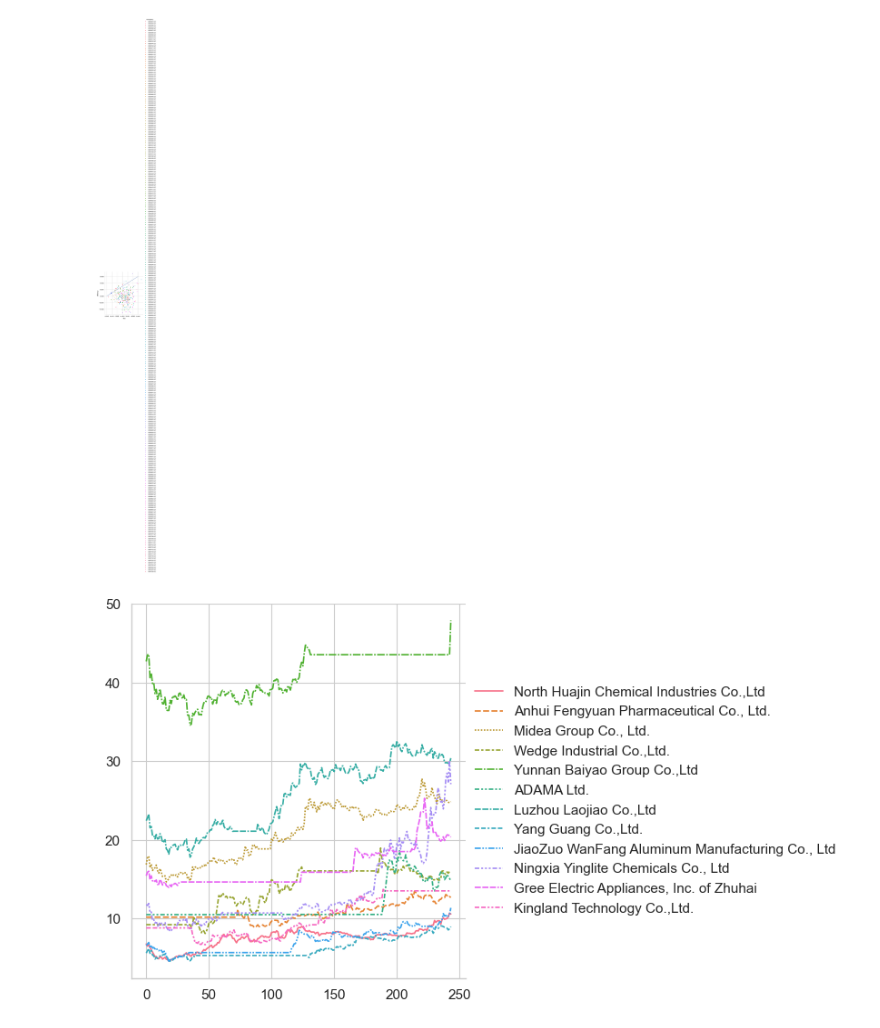
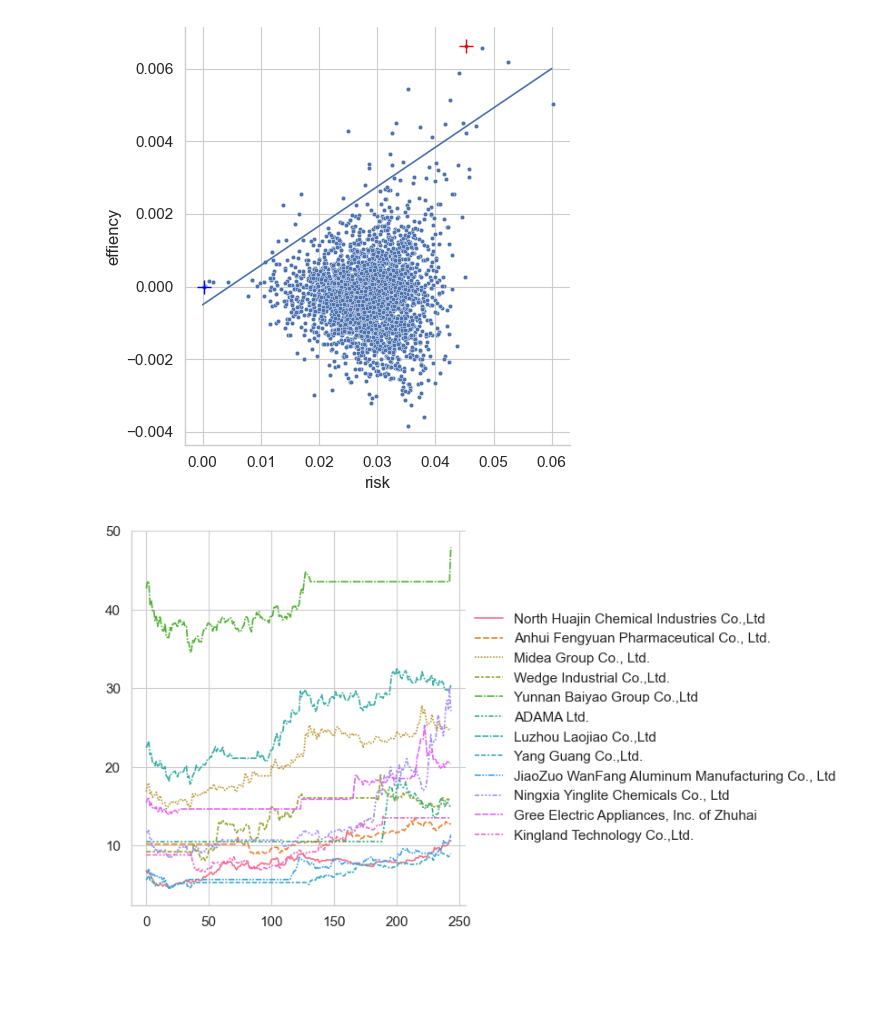
Before and after one commit to X-D-R/ChinaStockMarket, a Jupyter notebook: GetInfo.ipynb, the cells around one changed output. Cells and saved outputs as stored; diff of their text form; code cells hidden in the pictures; blank space fills up the shorter version.

```diff
--- a/GetInfo.ipynb
+++ b/GetInfo.ipynb
@@ -2,7 +2,7 @@
 import pandas as pd
 import numpy as np
 # %%
-data = pd.read_excel('output.xlsx')
+data = pd.read_excel('outputNew.xlsx')
 for i in range(len(data.columns)):
     data.iloc[:, i] = np.log1p(data.iloc[:, i].pct_change()) # подсчёт логарифмической доходности
 # %%
@@ -10,5 +10,5 @@ for i in range(len(data.columns)):
 # %%
-data = pd.read_excel('outputReturns.xlsx')
+data = pd.read_excel('outputNewReturns.xlsx')
 eff = np.array([data.iloc[:, i].mean() for i in range(len(data.columns))]) # подсчёт эффективности
 # %%
 data -= eff[i]
@@ -40,26 +26,28 @@ data_er = pd.DataFrame({'company': data.columns, 'effiency': eff,'risk': risk})
-# %%
-import seaborn as sns
-
-sns.set_theme('paper', font_scale=1.25)
-
-data_eff_risk = pd.DataFrame({'effiency': eff,'risk': risk, 'company': data.columns})
-sns.set_style("whitegrid")
-sns.color_palette("bright")
-import matplotlib.pyplot as plt
-sns.relplot(
-    data=data_eff_risk,
-    x="risk", y="effiency", hue="company", s=20
-) # график эффективности от рисков
-plt.plot([0.018912857535856], [0.00113183687257917], marker='+', color='red', markerfacecolor='red', markersize=10) # лучший по VaR
-plt.plot([0.0141615553645026], [0.000471766134990687], marker='+', color='blue', markerfacecolor='blue', markersize=10) # лучший по CVaR
-plt.plot(np.linspace(0.01, 0.04, num=1000), np.linspace(0, 0.003, num=1000)) # линия выше которой Парето оптимальные (точки выше формируют часть оболочки)
-#plt.plot([0.025366149, 0.017833597, 0.021487727, 0.02826465, 0.014161555, 0.021200413, 0.020548387, 0.026248667, 0.02632262, 0.034473074, 0.018912858, 0.024987783],
-       # [0.001832276, 0.000902195, 0.001594078, 0.002265553, 0.000471766, 0.001396771, 0.001242519, 0.001923504, 0.002242825, 0.00341725, 0.001131837, 0.001754088])
-
-data_pareto_optimal = data_eff_risk[data_eff_risk['effiency'] > 0.1 * data_eff_risk['risk'] - 0.001] # выгрузка точек выше линии
-#data_pareto_optimal.to_excel('outputParetoOptimal.xlsx', index=False)
-# %% [output]
-[figure, removed]
+# %%
+import seaborn as sns
+
+sns.set_theme('paper', font_scale=1.25)
+
+data_eff_risk = pd.DataFrame({'effiency': eff,'risk': risk, 'company': data.columns})
+#data_eff_risk = pd.read_excel('outputNewEffRisk.xlsx')
+sns.set_style("whitegrid")
+sns.color_palette("bright")
+import matplotlib.pyplot as plt
+sns.relplot(
+    data=data_eff_risk,
+    x="risk", y="effiency", s=10
+) # график эффективности от рисков
+plt.plot([0.0453002868549864], [0.00662147393101398], marker='+', color='red', markerfacecolor='red', markersize=10) # лучший по VaR
+plt.plot([0.000148835564609203], [3.29364409007432*10**-7], marker='+', color='blue', markerfacecolor='blue', markersize=10) # лучший по CVaR
+plt.plot(np.linspace(0, 0.06, num=1000), np.linspace(-0.0005, 0.006, num=1000)) # линия выше которой Парето оптимальные (точки выше формируют часть оболочки)
+#plt.plot([0.025366149, 0.017833597, 0.021487727, 0.02826465, 0.014161555, 0.021200413, 0.020548387, 0.026248667, 0.02632262, 0.034473074, 0.018912858, 0.024987783],
+       # [0.001832276, 0.000902195, 0.001594078, 0.002265553, 0.000471766, 0.001396771, 0.001242519, 0.001923504, 0.002242825, 0.00341725, 0.001131837, 0.001754088])
+
+plt.savefig('Pareto.png')
+data_pareto_optimal = data_eff_risk[data_eff_risk['effiency'] > 0.1008333 * data_eff_risk['risk'] - 0.0005] # выгрузка точек выше линии
+data_pareto_optimal.to_excel('outputNewParetoOptimal.xlsx', index=False)
+# %% [output]
+[figure, added]
 # %%
 # цены акций 12 Парето оптимальных ради интереса
 data = pd.read_excel('output.xlsx', usecols=["000059.SZ", "000153.SZ", "000333.SZ", "000534.SZ", "000538.SZ", "000553.SZ", "000568.SZ", "000608.SZ", "000612.SZ", "000635.SZ", "000651.SZ", "000711.SZ"])
```
Also changed, not shown: parts of 9 cells of this notebook, 8 other files.
